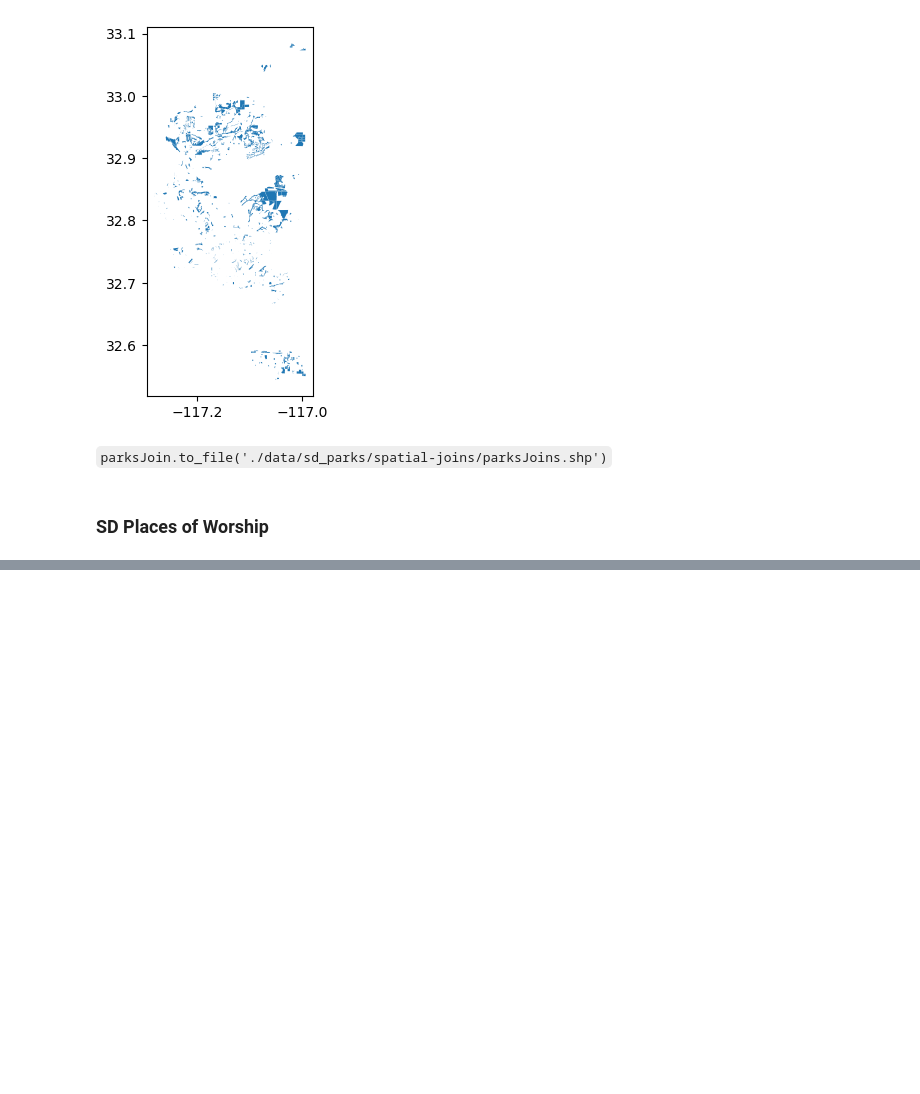
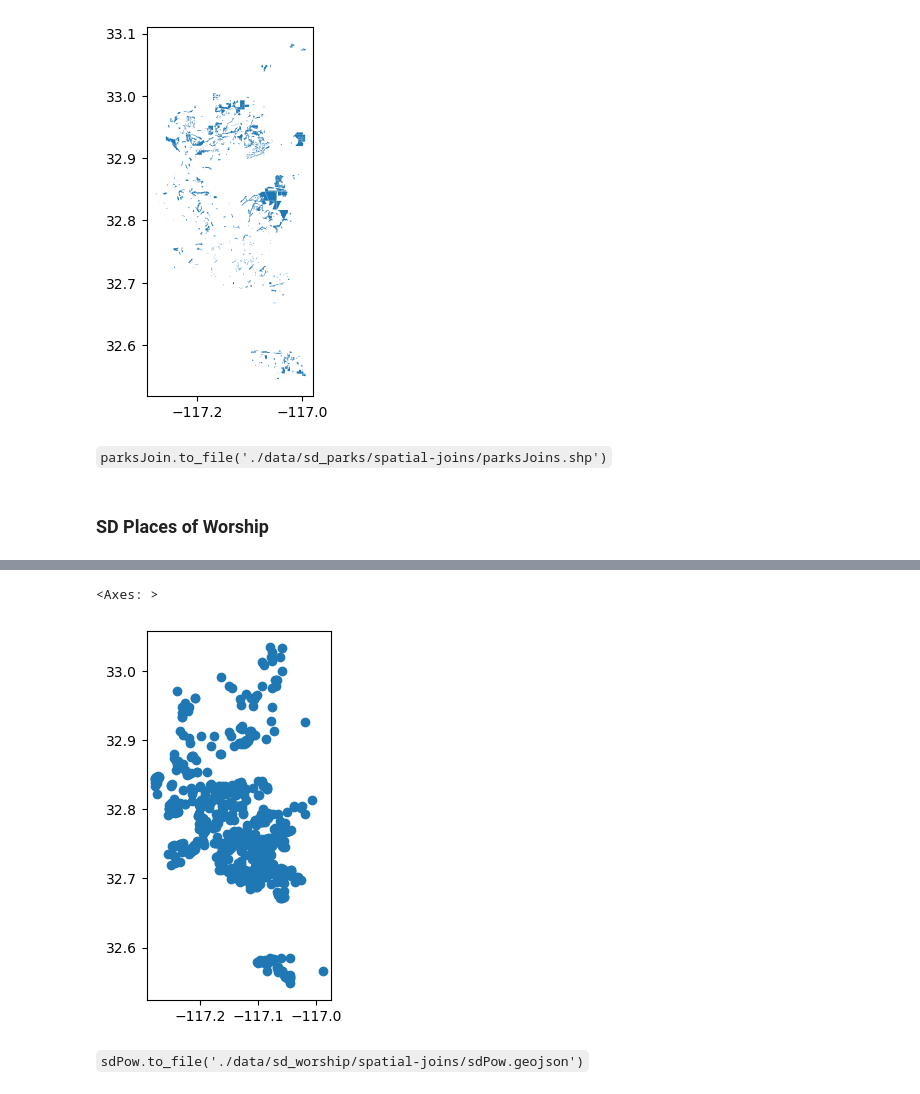
Before and after one commit to robertl0500/15-minute-analysis, a Jupyter notebook: 15-minute-package/sd-imports.ipynb, the cells around one changed output, grey strips where cells are left out. Saved outputs shown, nothing was run; the diff lists cells and outputs as text; code cells hidden in the pictures; blank space fills up the shorter version.

````diff
--- a/15-minute-package/sd-imports.ipynb
+++ b/15-minute-package/sd-imports.ipynb
@@ -553,7 +581,7 @@ parksJoin.plot()
 # %%
-# ri_variables = ['ReligiousStructure_C', 'ReligiousStructure_B', 'ReligiousStructure',
-#                 'ReligiousStructure_M', 'ReligiousStructure_H', 'ReligiousStructure_J']
+powVariables = ['ReligiousStructure_C', 'ReligiousStructure_B', 'ReligiousStructure',
+                'ReligiousStructure_M', 'ReligiousStructure_H', 'ReligiousStructure_J']
 # %%
-# sdcri = sd_plc[sd_plc['TYPE'].isin(ri_variables)]
+religiousPow = pow[pow['TYPE'].isin(powVariables)]
 
-# sdcri.head()
+religiousPow.head()
@@ -566,4 +612,4 @@ parksJoin.plot()
 # %%
-# csdri = gpd.sjoin(sdcri, csd, how='inner', predicate='within')
+sdPow = gpd.sjoin(religiousPow, csd, how='inner', predicate='within')
 
-# csdri.head()
+sdPow.head()
@@ -572,4 +624,9 @@ parksJoin.plot()
 # %%
-# csdri[['CREATED', 'EDITED']] = csdri[['CREATED', 'EDITED']].astype(str)
+sdPow[['CREATED', 'EDITED']] = sdPow[['CREATED', 'EDITED']].astype(str)
 # %%
-# csdri.explore()
+sdPow.plot()
+# %% [output]
+<Axes: >
+[figure, added]
+# %% [markdown]
+```sdPow.to_file('./data/sd_worship/spatial-joins/sdPow.geojson')```
````
Also changed, not shown: parts of 12 cells of this notebook.
